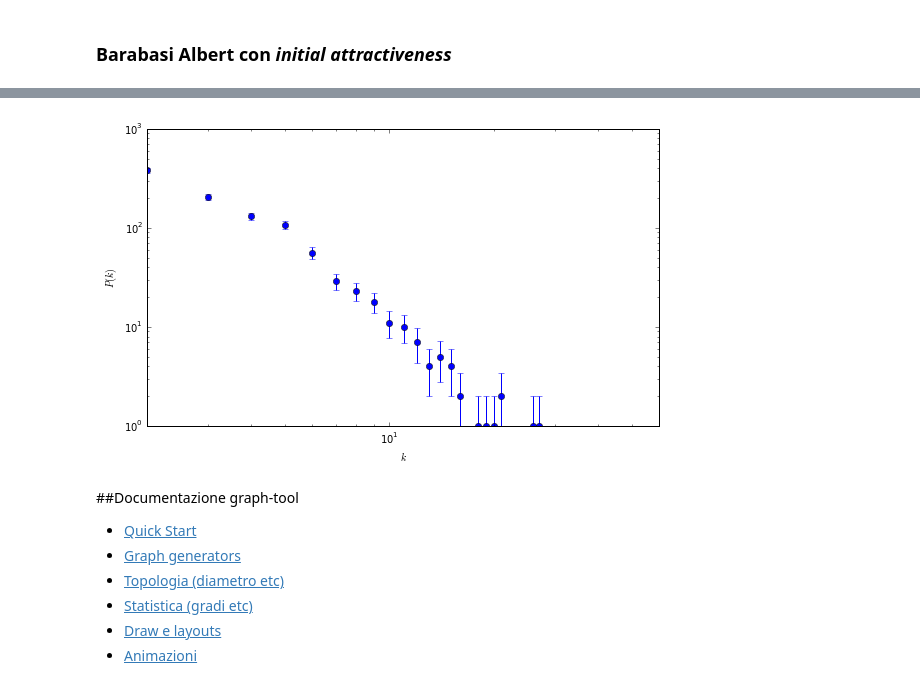
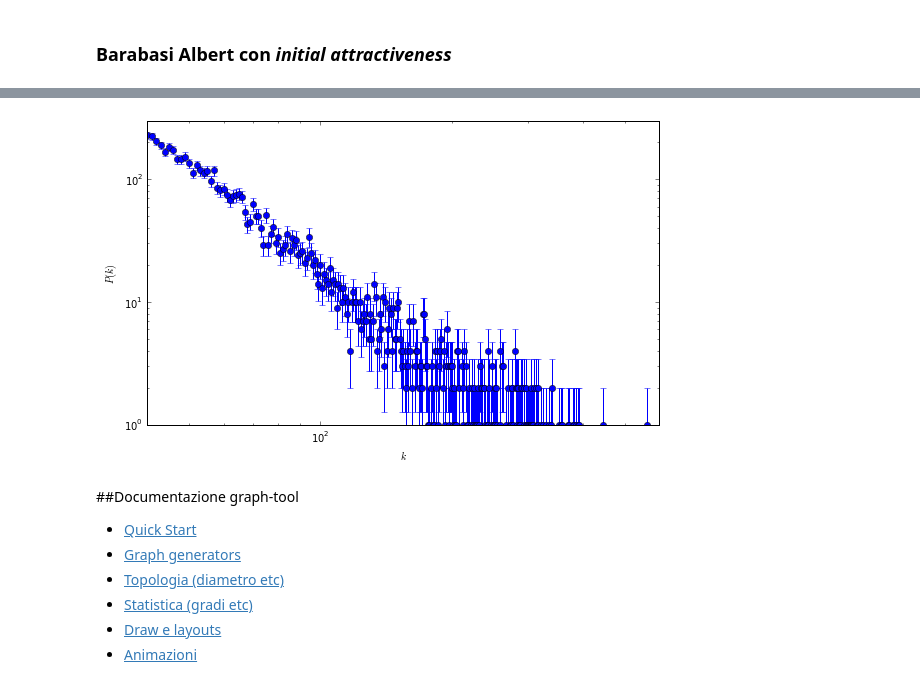
Before and after one commit to FedericoMuciaccia/SistemiComplessi, a Jupyter notebook: src/Iuri/Grafi e modelli NON APRITE QUESTO NOTEBOOK.ipynb, the cells around one changed output, grey strips where cells are left out. Drawn from its saved outputs; the diff is of its cells as text; code cells hidden in the pictures.

```diff
--- a/src/Iuri/Grafi e modelli NON APRITE QUESTO NOTEBOOK.ipynb
+++ b/src/Iuri/Grafi e modelli NON APRITE QUESTO NOTEBOOK.ipynb
@@ -184,11 +186,13 @@ graph_draw(gToolGrafoBarabasi, pos = pos, output_size=(1000, 1000),
 # %% [markdown]
 ### Barabasi Albert con *initial attractiveness*
 # %%
-#g = graph_tool.generation.price_network(10000, m=1, gamma = 1, directed=False)
 initial = 10
-%time g = graph_tool.generation.price_network(1000, m=2, c=initial, gamma = 1, directed=False)
+g = graph_tool.generation.price_network(2000, m=40, c=initial, gamma = 1,
+                                              seed_graph = gToolGrafoErdos,
+                                              directed=False)
 pos = graph_tool.draw.sfdp_layout(g)
 graph_draw(g, pos = pos, output_size=(1000, 1000),
            vertex_color=[1,1,1,0], vertex_size=5, edge_pen_width=1.2,
-           vcmap=matplotlib.cm.gist_heat_r, output=("c = {0}.png".format(initial)))
+           vcmap=matplotlib.cm.gist_heat_r,
+           output=("c = {0}.png".format(initial)))
 # %% [output]
@@ -203,37 +205,37 @@ import sys
 if sys.version_info < (3,):
     range = xrange
 import os
 from pylab import *  # for plotting
 from numpy.random import *  # for random sampling
 seed(42)
 
 # We need to import the graph_tool module itself
 from graph_tool.all import *
 
 in_hist = vertex_hist(g, "out")
 
 y = in_hist[0]
 
 err = sqrt(in_hist[0])
 err[err >= y] = y[err >= y] - 1e-2
 
 figure(figsize=(8,5))
 errorbar(in_hist[1][:-1], in_hist[0], fmt="o", yerr=err,
         label="in")
 gca().set_yscale("log")
 gca().set_xscale("log")
-gca().set_ylim(1, 1000)
-gca().set_xlim(2, 60)
+gca().set_ylim(1, 300)
+gca().set_xlim(40, 600)
 subplots_adjust(left=0.2, bottom=0.2)
 xlabel("$k$")
 ylabel("$P(k)$")
 tight_layout()
 #savefig("price-deg-dist.pdf")
 savefig(("grado c = {0}.png").format(initial))
 gradoBarabasi = gradiFinal = pandas.DataFrame(in_hist[0], columns=['grado'])
-gradoBarabasi.to_csv(("c = {0}.csv".format(initial)))
+#gradoBarabasi.to_csv(("c = {0}.csv".format(initial)))
 # %% [output]
-[figure, old version]
+[figure, new version]
 # %% [markdown]
 ##Documentazione graph-tool
 
```
Also changed, not shown: parts of 4 cells of this notebook, 9 other files.
